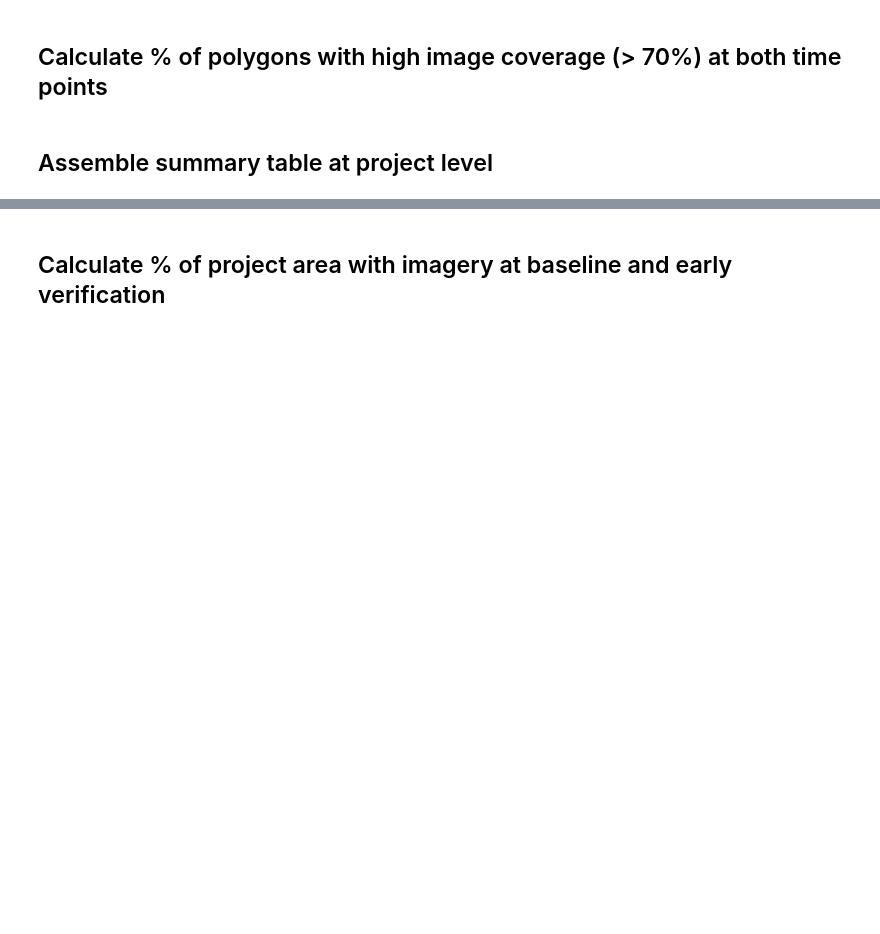
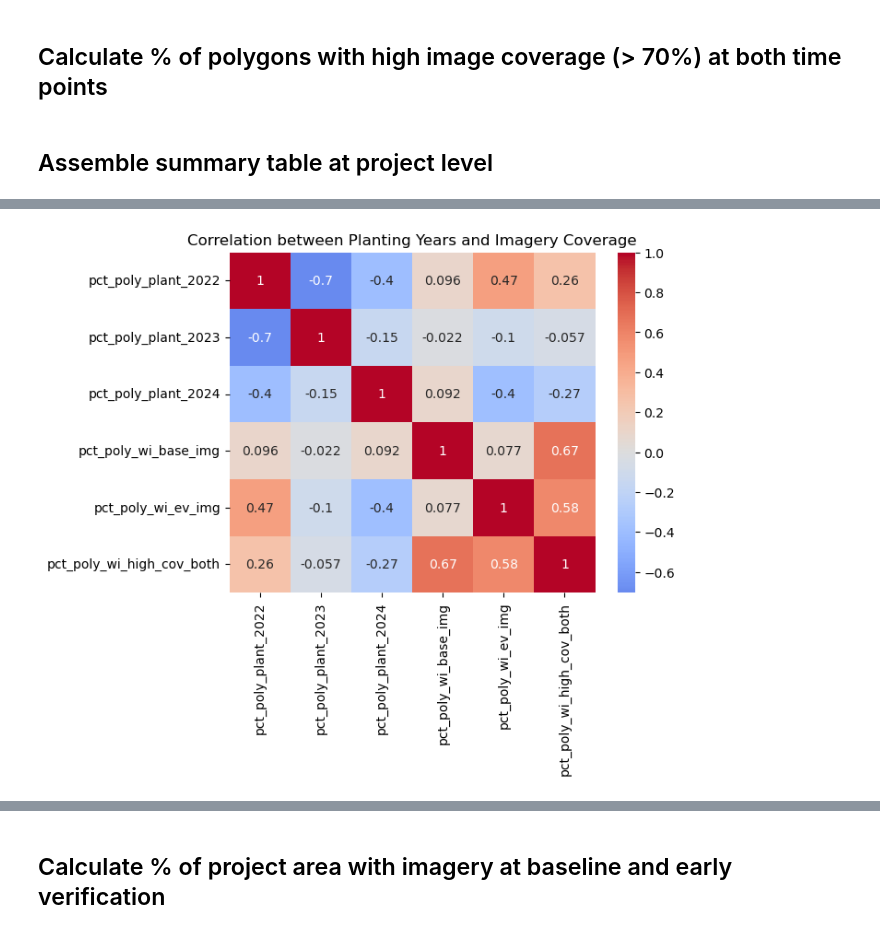
Before and after one commit to wri/decision-tree, a Jupyter notebook: notebooks/analyze_maxar_img_avail_SCRATCH.ipynb, the cells around one changed output, grey strips where cells are left out. Drawn from its saved outputs; the diff is of its cells as text; code cells hidden in the pictures; blank space fills up the shorter version.

```diff
--- a/notebooks/analyze_maxar_img_avail_SCRATCH.ipynb
+++ b/notebooks/analyze_maxar_img_avail_SCRATCH.ipynb
@@ -185,0 +201,19 @@ project_summary_df.head(1)
+# %%
+# Do earlier planting projects tend to have higher imagery coverage?
+import seaborn as sns
+import matplotlib.pyplot as plt
+
+cos_to_check = [
+    'pct_poly_plant_2022',
+    'pct_poly_plant_2023',
+    'pct_poly_plant_2024',
+    'pct_poly_wi_base_img',
+    'pct_poly_wi_ev_img',
+    'pct_poly_wi_high_cov_both'
+]
+
+sns.heatmap(project_summary_df[cos_to_check].corr(), annot=True, cmap='coolwarm', center=0)
+plt.title('Correlation between Planting Years and Imagery Coverage')
+plt.show()
+# %% [output]
+[figure, added]
```
Also changed, not shown: parts of 20 cells of this notebook, 2 other files.
